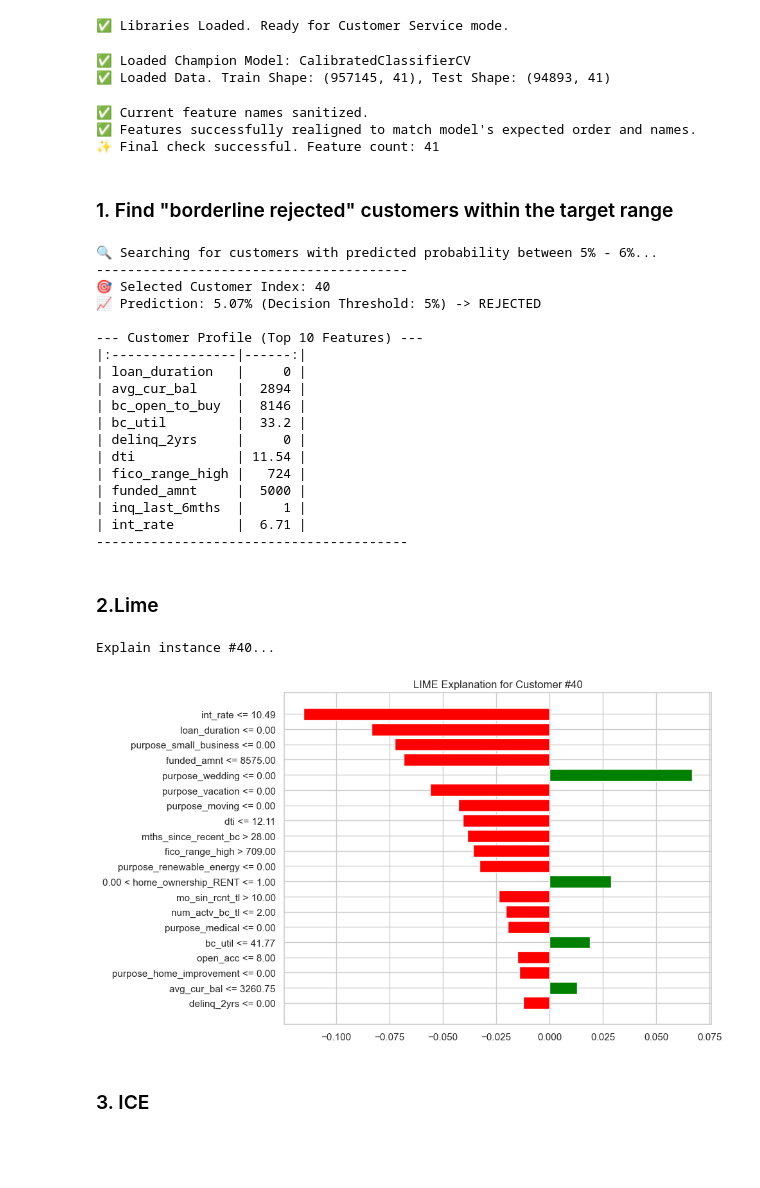
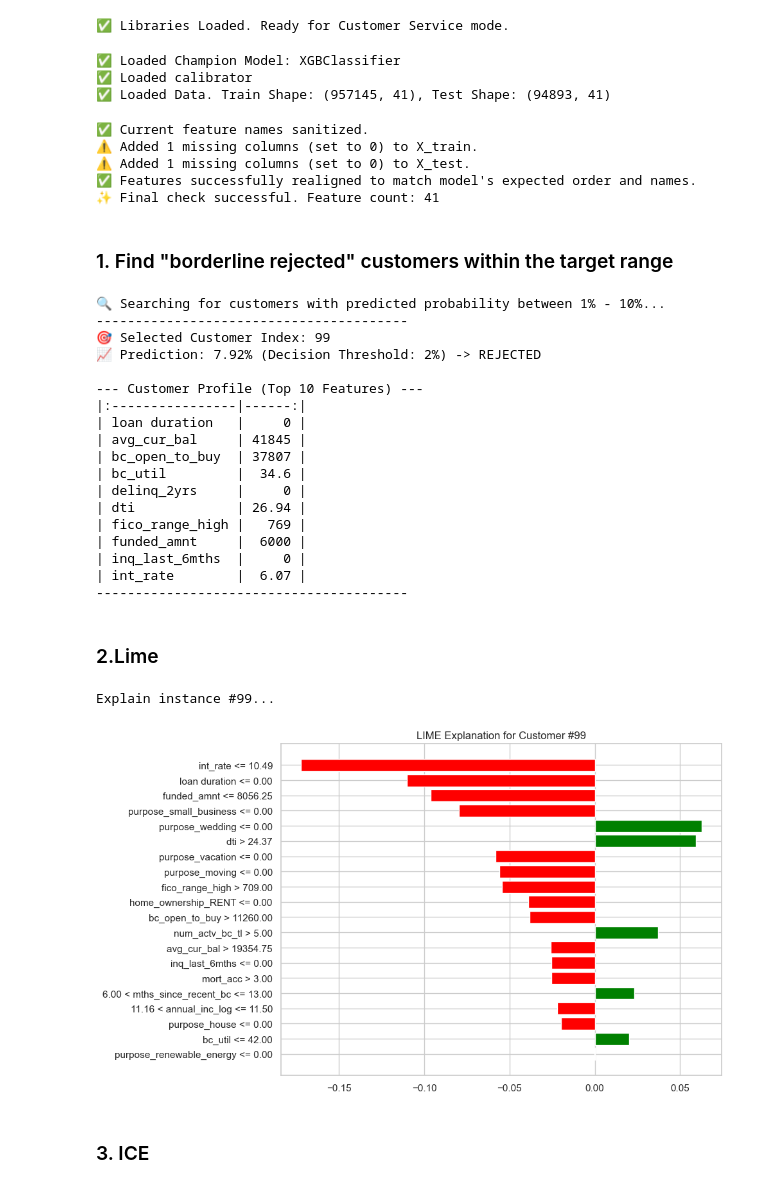
Before and after one commit to Kaixin-XIE-Kai/Credit_Risk_forCapgemini, a Jupyter notebook: notebooks/04_Local_Interpretability.ipynb, the cells around one changed output. Cells and saved outputs as stored; diff of their text form; code cells hidden in the pictures; blank space fills up the shorter version.

```diff
--- a/notebooks/04_Local_Interpretability.ipynb
+++ b/notebooks/04_Local_Interpretability.ipynb
@@ -23,15 +23,20 @@ print("✅ Libraries Loaded. Ready for Customer Service mode.")
 ✅ Libraries Loaded. Ready for Customer Service mode.
 # %%
 xgb_model = joblib.load('../models/champion_model.joblib')
-model = xgb_model
+calibrator = joblib.load('../models/calibrator.joblib')
+model = xgb_model  # Alias for compatibility with older code
 feature_names = joblib.load('../models/model_features.joblib')
 print(f"✅ Loaded Champion Model: {type(xgb_model).__name__}")
+print(f"✅ Loaded calibrator")
+
 
 X_train = pd.read_csv('../data/processed/X_train.csv')
 X_test = pd.read_csv('../data/processed/X_test.csv')
+X_train_base = pd.read_csv('../data/processed/X_train_base.csv')
 print(f"✅ Loaded Data. Train Shape: {X_train.shape}, Test Shape: {X_test.shape}")
 # %% [output]
-✅ Loaded Champion Model: CalibratedClassifierCV
+✅ Loaded Champion Model: XGBClassifier
+✅ Loaded calibrator
 ✅ Loaded Data. Train Shape: (957145, 41), Test Shape: (94893, 41)
 # %%
 import pandas as pd
@@ -84,6 +89,8 @@ else:
     print("❌ Final feature count mismatch! Check dropped columns.")
 # %% [output]
 ✅ Current feature names sanitized.
+⚠️ Added 1 missing columns (set to 0) to X_train.
+⚠️ Added 1 missing columns (set to 0) to X_test.
 ✅ Features successfully realigned to match model's expected order and names.
 ✨ Final check successful. Feature count: 41
 # %% [markdown]
@@ -99,11 +106,11 @@ else:
 # ==========================================
 
 # Define target probability range
-TARGET_PROB_MIN = 0.05  # 5%
-TARGET_PROB_MAX = 0.06  # 6%
+TARGET_PROB_MIN = 0.01  # 5%
+TARGET_PROB_MAX = 0.10  # 6%
 # Assume the business optimal threshold THRESHOLD is already defined (e.g., from your NB 02)
 # If THRESHOLD is not defined, we can assume 5%
-THRESHOLD = 0.050
+THRESHOLD = 0.02
 
 print(f"🔍 Searching for customers with predicted probability between {TARGET_PROB_MIN:.0%} - {TARGET_PROB_MAX:.0%}...")
 
@@ -146,53 +153,53 @@ else:
         customer_idx = None
         customer_data = pd.DataFrame()
 # %% [output]
-🔍 Searching for customers with predicted probability between 5% - 6%...
+🔍 Searching for customers with predicted probability between 1% - 10%...
 ----------------------------------------
-🎯 Selected Customer Index: 40
-📈 Prediction: 5.07% (Decision Threshold: 5%) -> REJECTED
+🎯 Selected Customer Index: 99
+📈 Prediction: 7.92% (Decision Threshold: 2%) -> REJECTED
 
 --- Customer Profile (Top 10 Features) ---
 |:----------------|------:|
-| loan_duration   |     0 |
-| avg_cur_bal     |  2894 |
-| bc_open_to_buy  |  8146 |
-| bc_util         |  33.2 |
+| loan duration   |     0 |
+| avg_cur_bal     | 41845 |
+| bc_open_to_buy  | 37807 |
+| bc_util         |  34.6 |
 | delinq_2yrs     |     0 |
-| dti             | 11.54 |
-| fico_range_high |   724 |
-| funded_amnt     |  5000 |
-| inq_last_6mths  |     1 |
-| int_rate        |  6.71 |
+| dti             | 26.94 |
+| fico_range_high |   769 |
+| funded_amnt     |  6000 |
+| inq_last_6mths  |     0 |
+| int_rate        |  6.07 |
 ----------------------------------------
 # %% [markdown]
 ### 2.Lime
 # %%
-X_train_sample = X_train_full.sample(n=5000, random_state=42).values
+X_train_sample = X_train_base.sample(n=5000, random_state=42).values
 lime_explainer = lime.lime_tabular.LimeTabularExplainer(
     training_data=X_train_sample,  # <--- The Correct Approach
     feature_names=feature_names,
     class_names=['Paid', 'Default'],
     mode='classification',
     verbose=False,
     random_state=42
 )
 
 # 3. Explain the specific instance
 print(f"Explain instance #{customer_idx}...")
 exp = lime_explainer.explain_instance(
     data_row=customer_data.values[0],
     predict_fn=xgb_model.predict_proba,
     num_features=20
 )
 
 # Show plot
 exp.as_pyplot_figure()
 plt.title(f"LIME Explanation for Customer #{customer_idx}")
 plt.tight_layout()
 plt.show()
 # %% [output]
-Explain instance #40...
+Explain instance #99...
-[figure, old version]
+[figure, new version]
 # %% [markdown]
 ### 3. ICE
 # %%
```
Also changed, not shown: parts of 1 cell of this notebook, 7 other files.
